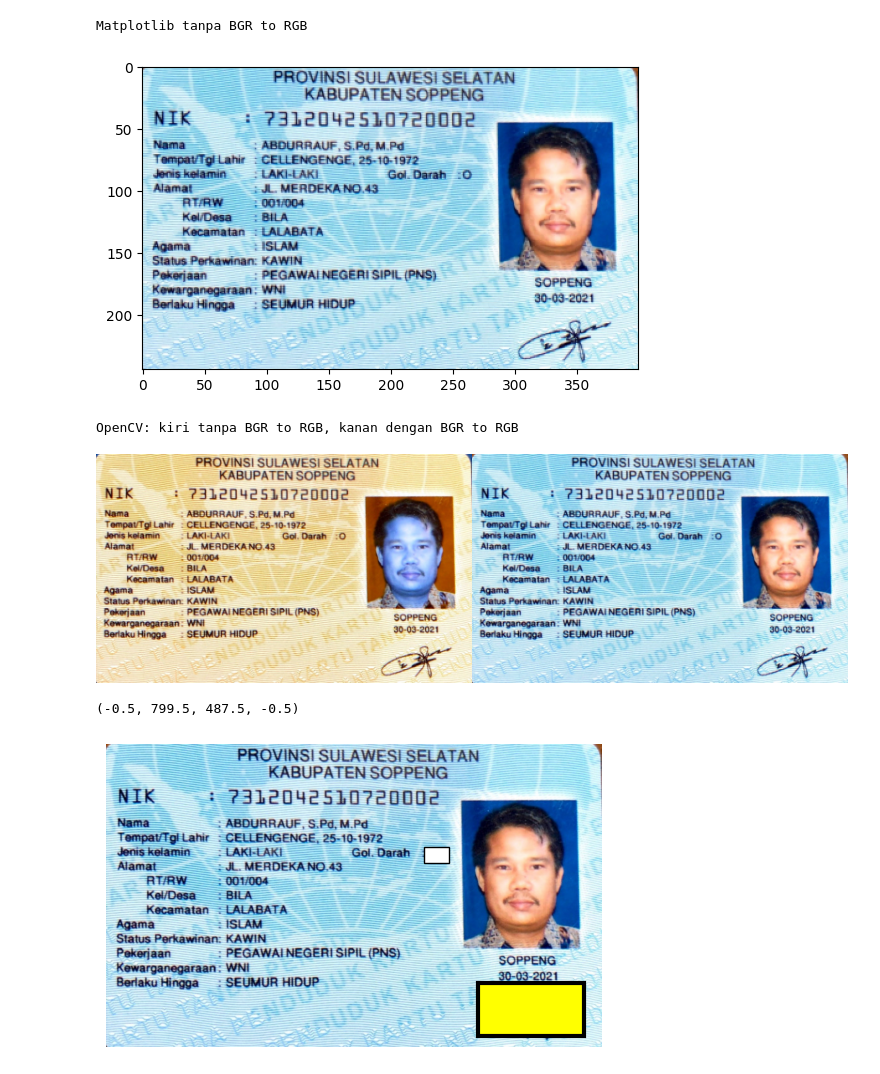
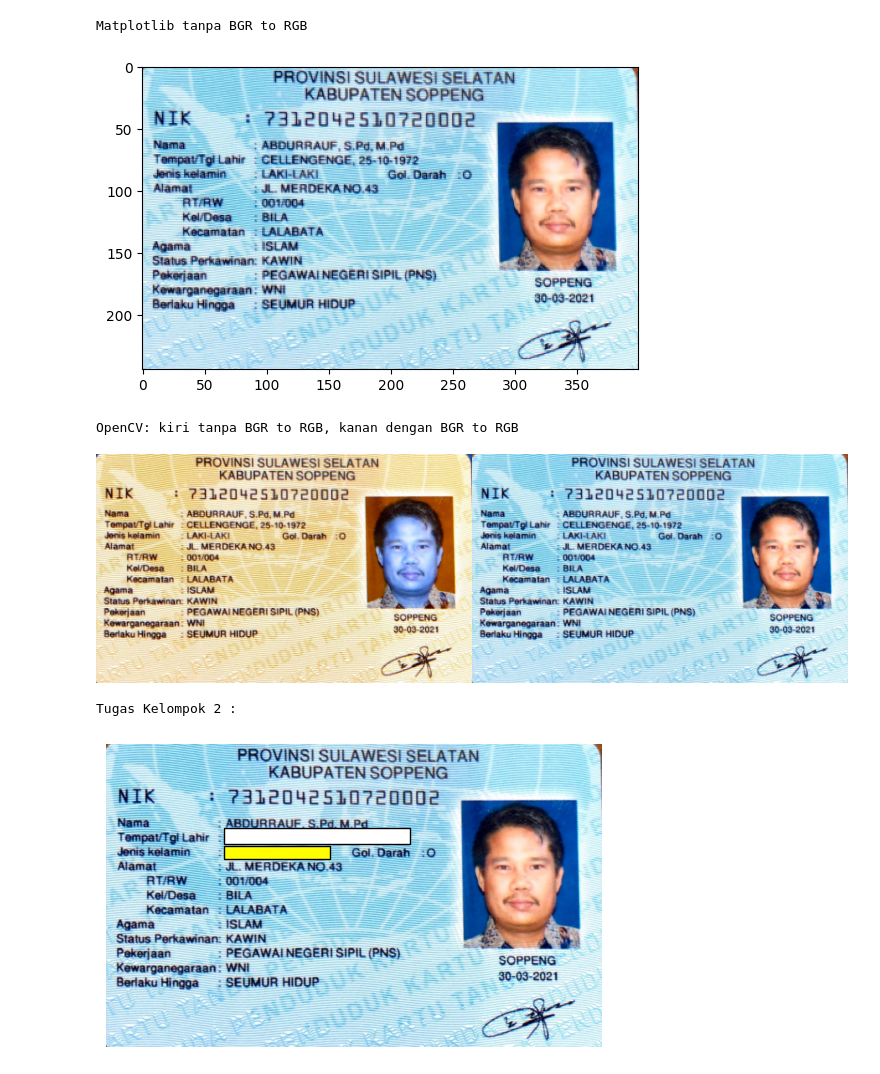
Before and after one commit to Alerakha/05_Aleron-Tsaqif-Rakha_PCVK_Ganjil_2024, a Jupyter notebook: Tugas_Kelompok_Pertemuan1.ipynb, the cells around one changed output. Saved outputs shown, nothing was run; the diff lists cells and outputs as text; code cells hidden in the pictures.

```diff
--- a/Tugas_Kelompok_Pertemuan1.ipynb
+++ b/Tugas_Kelompok_Pertemuan1.ipynb
@@ -24,43 +24,36 @@ import numpy as np
 import cv2 as cv
 from PIL import Image
 from google.colab.patches import cv2_imshow as cv_imshow
 import matplotlib.pylab as plt
 import matplotlib.patches as patches
 
 img_pil = Image.open('KTP.jpg')
 img = np.array(img_pil)
 img = cv.resize(img, (0,0), fx=0.5, fy=0.5)
 fig, ax = plt.subplots()
 image_rgb = cv.cvtColor(img, cv.COLOR_BGR2RGB)
 
-
-# img = cv.rectangle(img, (513,165), (535,185), (255,255,255), -1)
-# img = cv.rectangle(img, (600,385), (765,480), (255,255,255), -1)
-
-# img = cv.rectangle(img, (260,84), (282,93), (255,255,255), -1)
-# img = cv.rectangle(img, (300,193), (382,240), (255,255,255), -1)
 final_frame = cv.hconcat((img, image_rgb))
 print("Matplotlib tanpa BGR to RGB")
 plt.imshow(img)
 plt.show()
 
-rect1 = patches.Rectangle((513, 165), 40, 25, linewidth=1, edgecolor='black', facecolor='white')
-rect2 = patches.Rectangle((600, 385), 170, 85, linewidth=3, edgecolor='black', facecolor='yellow')
+rect1 = patches.Rectangle((190, 135), 300, 25, linewidth=1, edgecolor='black', facecolor='white')
+rect2 = patches.Rectangle((190, 163), 170, 22, linewidth=1, edgecolor='black', facecolor='yellow')
 
 ax = plt.gca()
 ax.add_patch(rect1)
 ax.add_patch(rect2)
 print("OpenCV: kiri tanpa BGR to RGB, kanan dengan BGR to RGB")
 cv_imshow(final_frame)
+print("Tugas Kelompok 2 :")
 plt.imshow(img_pil)
 plt.axis('off')
-# plt.show()
-
-# cv.imshow('image', img)
+plt.show()
 # %% [output]
 Matplotlib tanpa BGR to RGB
 [figure]
 OpenCV: kiri tanpa BGR to RGB, kanan dengan BGR to RGB
 [figure]
-(-0.5, 799.5, 487.5, -0.5)
+Tugas Kelompok 2 :
-[figure, old version]
+[figure, new version]
```
Also changed, not shown: parts of 2 cells of this notebook.
